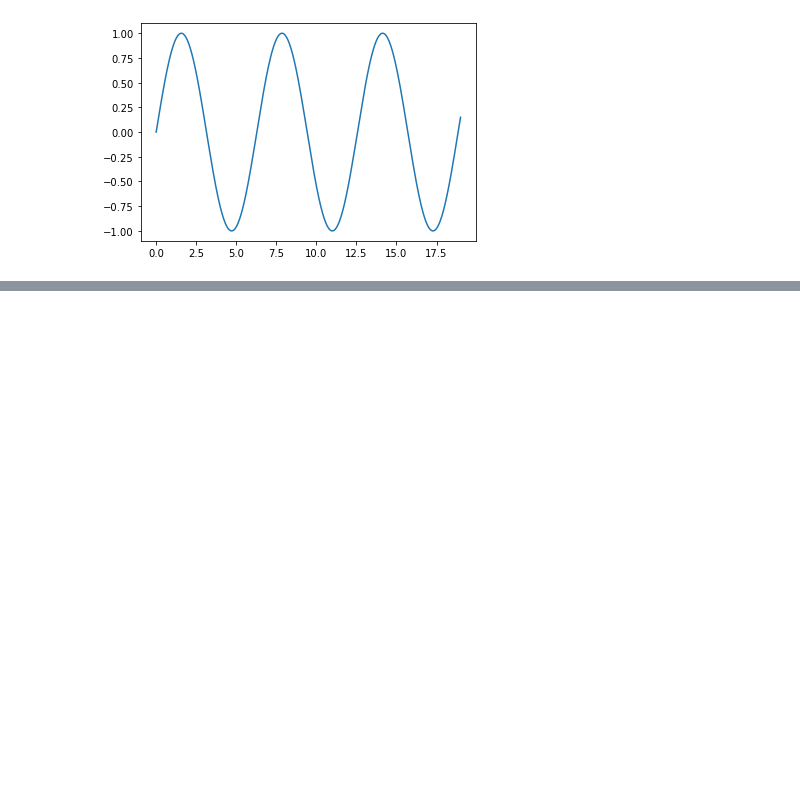
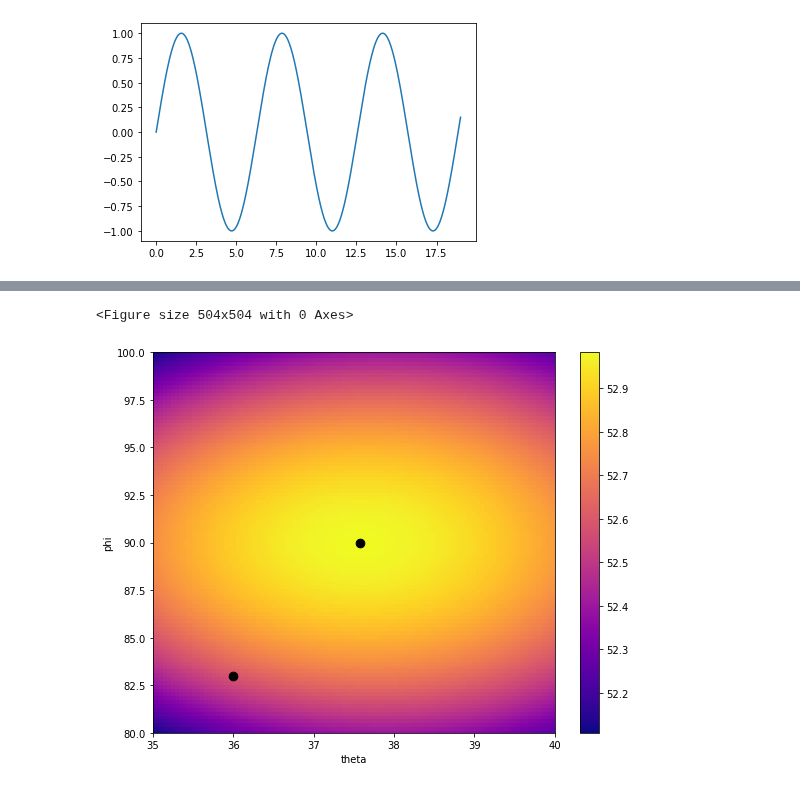
Before and after one commit to Sakurajima-sight/Mathematics-for-programmers-Python, a Jupyter notebook: Chapter 12/Untitled.ipynb, the cells around one changed output, grey strips where cells are left out. Cells and saved outputs as stored; diff of their text form; code cells hidden in the pictures; blank space fills up the shorter version.

```diff
--- a/Chapter 12/Untitled.ipynb
+++ b/Chapter 12/Untitled.ipynb
@@ -319,0 +431,10 @@ def trajectory3d(theta,phi,speed=20,height=0,dt=0.01,g=-9.81,elevation=flat_grou
+# %%
+from vectors import to_polar, to_cartesian
+scalar_field_heatmap(landing_distance,35,40,80,100)
+plt.scatter([36,37.58114751557887],[83,89.99992616039857],c='k',s=75)
+plt.xlabel('theta')
+plt.ylabel('phi')
+plt.gcf().set_size_inches(9,7)
+# %% [output]
+<Figure size 504x504 with 0 Axes>
+[figure, added]
```
Also changed, not shown: parts of 36 cells of this notebook.
